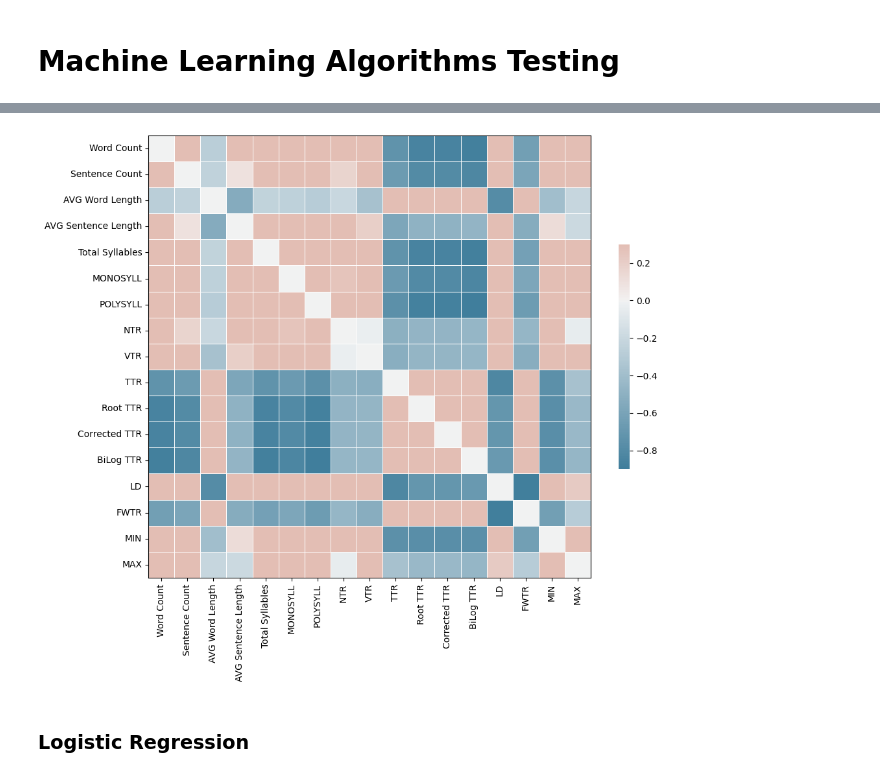
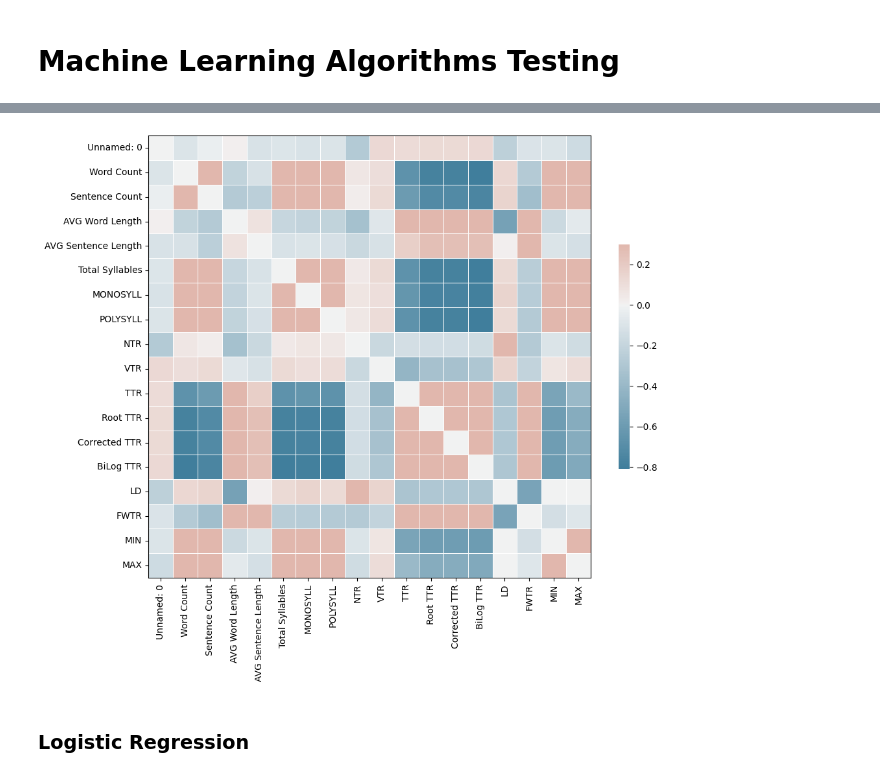
Before and after one commit to aliaolay/Readability-Level-Identifier, a Jupyter notebook: ML-algos.ipynb, the cells around one changed output, grey strips where cells are left out. Drawn from its saved outputs; the diff is of its cells as text; code cells hidden in the pictures.

```diff
--- a/ML-algos.ipynb
+++ b/ML-algos.ipynb
@@ -64,26 +64,26 @@ text_features
 # %%
 import seaborn as sns
 import matplotlib.pyplot as plt
 
-text_features = text_features.drop(columns=['Title'])
+text_features = text_features.drop(columns=['Book Title'])
 
 corr = text_features.corr()
 
 np.fill_diagonal(corr.values, 0)
 
 f, ax = plt.subplots(figsize=(11, 9))
 
 cmap = sns.diverging_palette(230, 20, as_cmap=True)
 
 sns.heatmap(corr, cmap=cmap, vmax=.3, center=0,
             square=True, linewidths=.5, cbar_kws={"shrink": .5})
 
 for _, spine in ax.spines.items():
     spine.set_visible(True)
 
 plt.show()
 # %% [output]
-[figure, old version]
+[figure, new version]
 # %%
 X = text_features.drop(columns=['MIN', 'MAX'])
 y = text_features[['MIN', 'MAX']]
```
Also changed, not shown: parts of 5 cells of this notebook, 3 other files.
